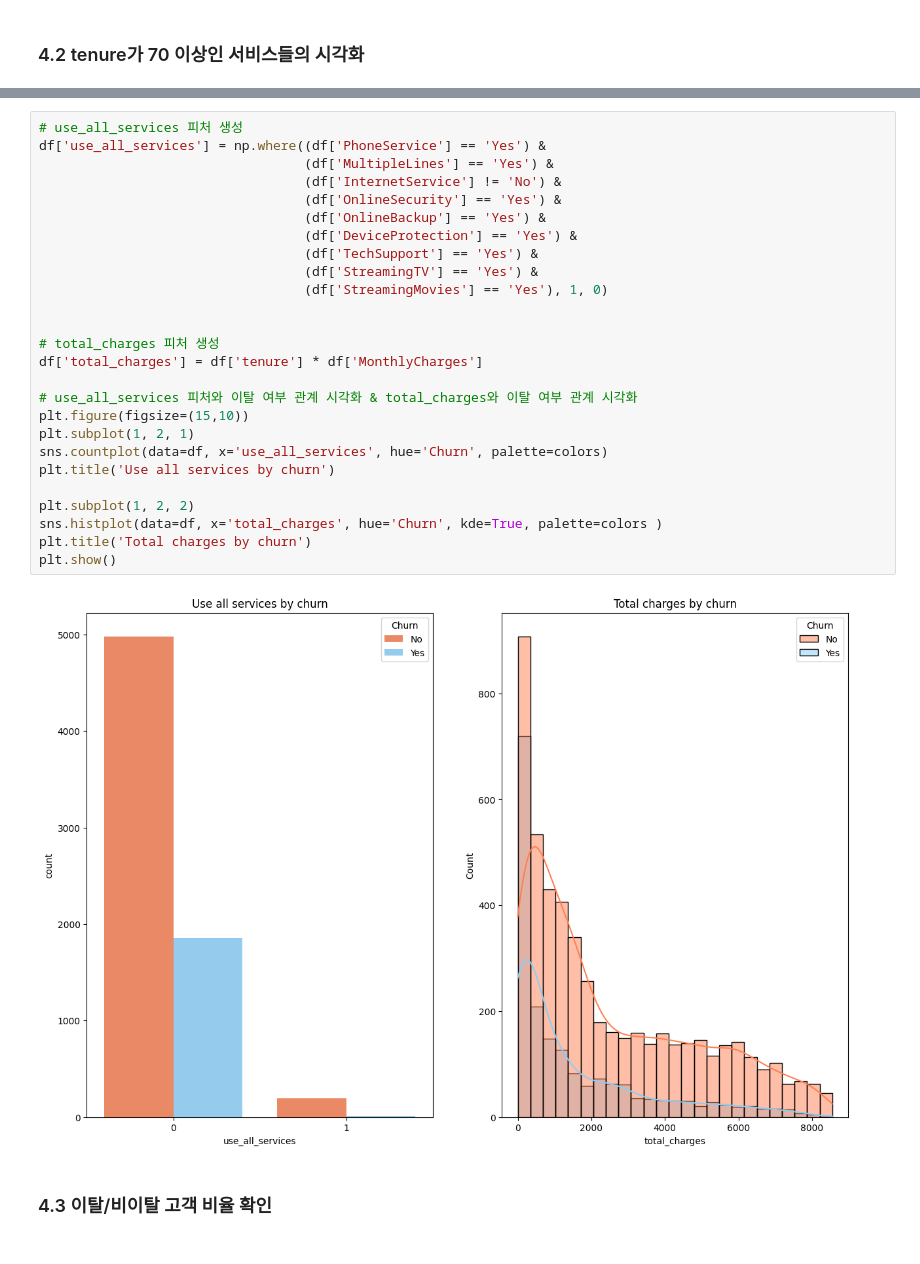
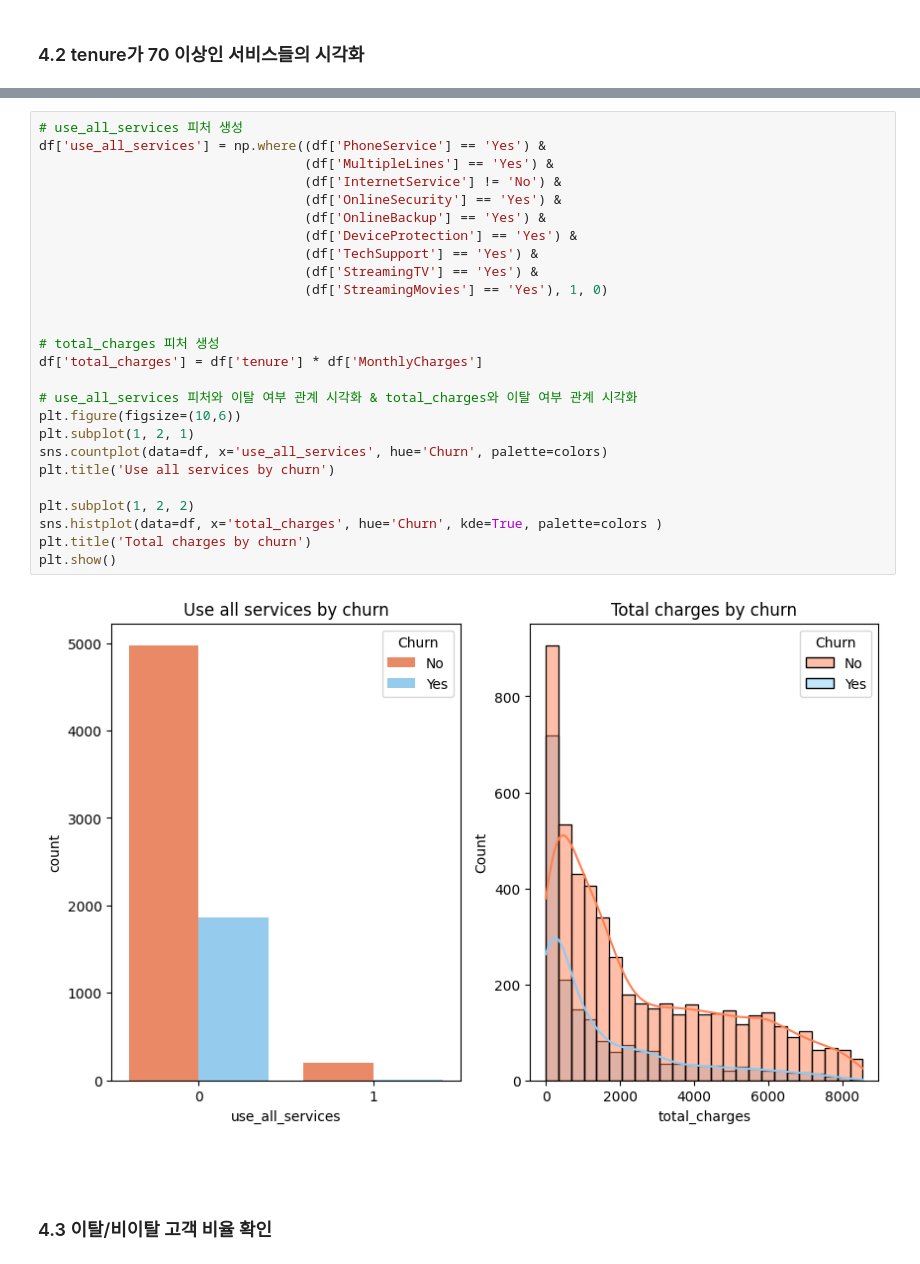
Before and after one commit to bigtrader91/Telecom-Churn-Rate-Analysis, a Jupyter notebook: telecom_analysis2.ipynb, the cells around one changed output, grey strips where cells are left out. Cells and saved outputs as stored; diff of their text form.

```diff
--- a/telecom_analysis2.ipynb
+++ b/telecom_analysis2.ipynb
@@ -225,31 +220,33 @@ plt.show()
 # %%
 # use_all_services 피처 생성
 df['use_all_services'] = np.where((df['PhoneService'] == 'Yes') &
                                   (df['MultipleLines'] == 'Yes') &
                                   (df['InternetService'] != 'No') &
                                   (df['OnlineSecurity'] == 'Yes') &
                                   (df['OnlineBackup'] == 'Yes') &
                                   (df['DeviceProtection'] == 'Yes') &
                                   (df['TechSupport'] == 'Yes') &
                                   (df['StreamingTV'] == 'Yes') &
                                   (df['StreamingMovies'] == 'Yes'), 1, 0)
 
 
 # total_charges 피처 생성
 df['total_charges'] = df['tenure'] * df['MonthlyCharges']
 
 # use_all_services 피처와 이탈 여부 관계 시각화 & total_charges와 이탈 여부 관계 시각화
-plt.figure(figsize=(15,10))
+plt.figure(figsize=(10,6))
 plt.subplot(1, 2, 1)
 sns.countplot(data=df, x='use_all_services', hue='Churn', palette=colors)
 plt.title('Use all services by churn')
 
 plt.subplot(1, 2, 2)
 sns.histplot(data=df, x='total_charges', hue='Churn', kde=True, palette=colors )
 plt.title('Total charges by churn')
 plt.show()
 # %% [output]
-[figure, old version]
+[figure, new version]
+# %% [markdown]
+####
 # %% [markdown]
 ### 4.3 이탈/비이탈 고객 비율 확인
 # %%
```
Also changed, not shown: parts of 64 cells of this notebook.
